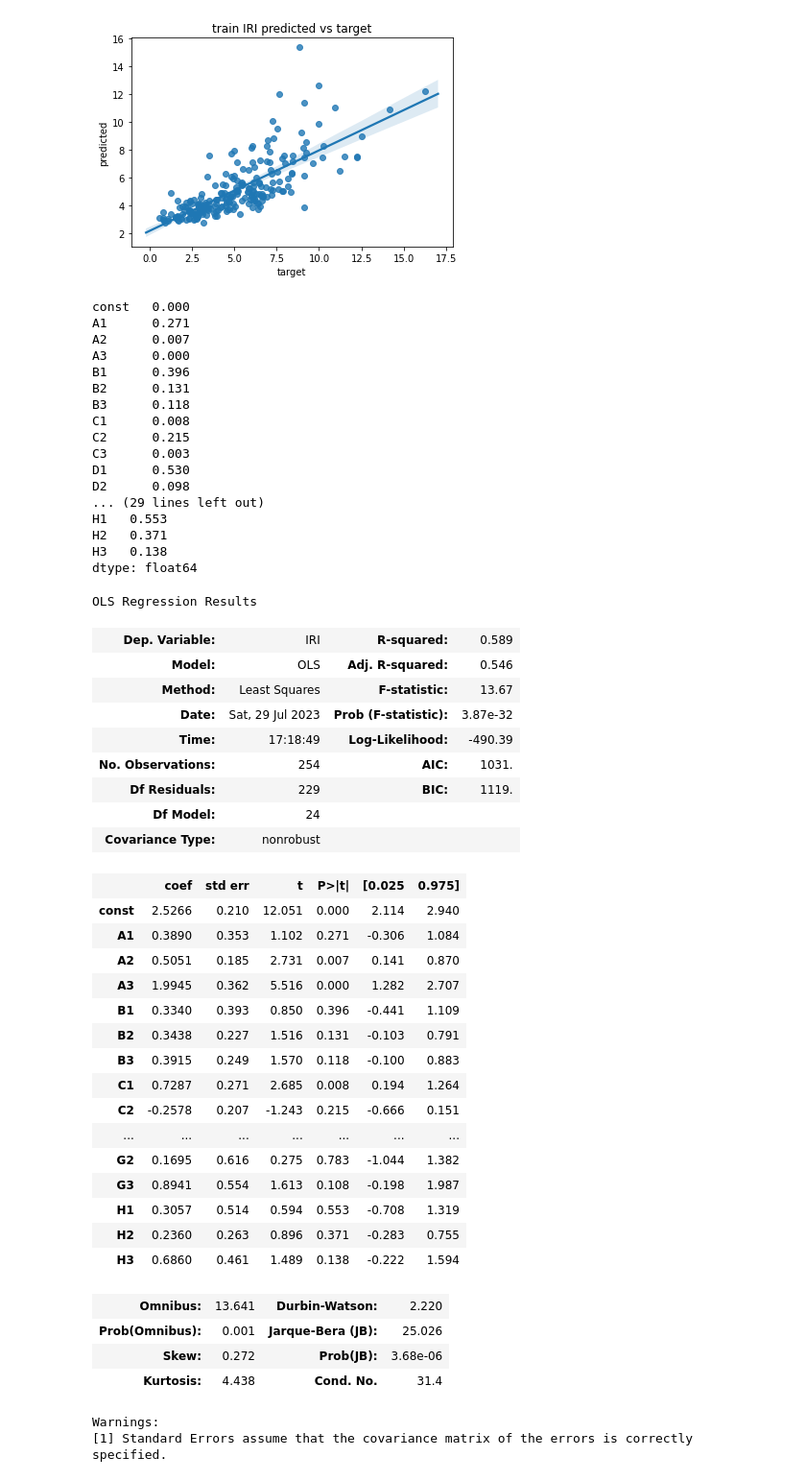
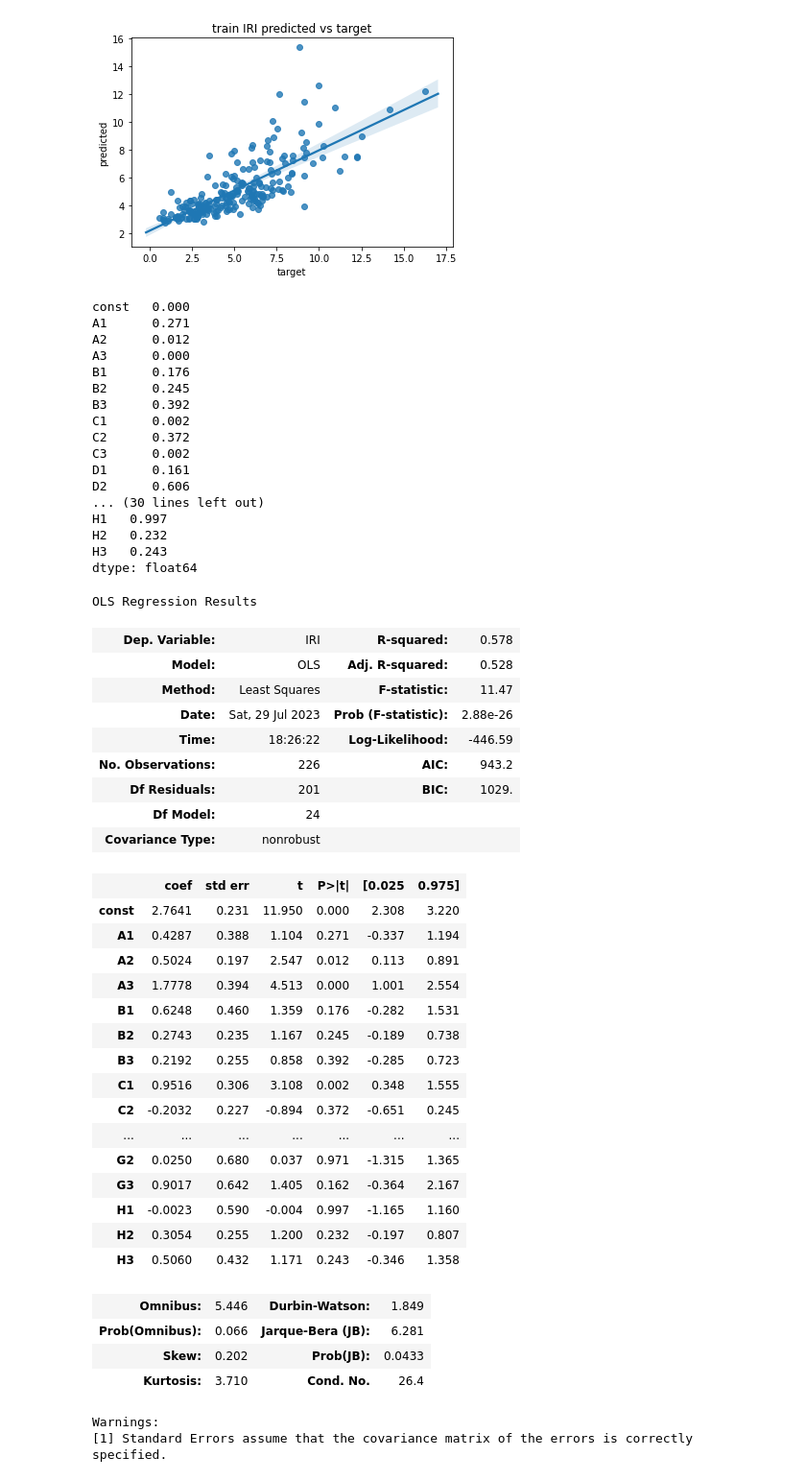
Before and after one commit to nishanKhanal/pci-prediction, a Jupyter notebook: iri/24/iri_linear.ipynb, the cells around one changed output. Shown at 96% size. Drawn from its saved outputs; the diff is of its cells as text; code cells hidden in the pictures.

```diff
--- a/iri/24/iri_linear.ipynb
+++ b/iri/24/iri_linear.ipynb
@@ -193,7 +174,7 @@ line: y = 0.5779951106820421 * x + 2.1714392289334477
 import statsmodels.api as sm
 from sklearn.linear_model import LinearRegression
 
-X_train, X_test, y_train, y_test = train_test_split(X,y, train_size=0.9, random_state=33)
+X_train, X_test, y_train, y_test = train_test_split(X,y, train_size=0.8, random_state=16)
 
 # Assuming you have your data stored in X and y
 # X should be a 2-dimensional array (or DataFrame) containing your features
@@ -206,72 +187,72 @@ X_train, X_test, y_train, y_test = train_test_split(X,y, train_size=0.9, random_
 # Add a constant term to the features (intercept) for statsmodels
 X_train_with_constant = sm.add_constant(X_train)
 
 # Fit the linear regression model using statsmodels
 statsmodel = sm.OLS(y_train, X_train_with_constant)
 results = statsmodel.fit()
 
 # Access the p-values for each coefficient
 p_values = results.pvalues
 pd.options.display.float_format = '{:.3f}'.format
 greater_than_01 = p_values[p_values.index[p_values > 0.1]]
 print(p_values)
 print("\n\n p_values greater than 0.01")
 print(greater_than_01)
 count = greater_than_01.count()
 
 # filtered = filter(lambda x: x > 0.1 , p_values)
 # print((pd.Series(filtered)))
 # print(p_values)
 
 results.summary()
 # %% [output]
 const   0.000
 A1      0.271
-A2      0.007
+A2      0.012
 A3      0.000
-B1      0.396
-B2      0.131
-B3      0.118
-C1      0.008
-C2      0.215
-C3      0.003
-D1      0.530
-D2      0.098
-... (29 lines left out)
-H1   0.553
-H2   0.371
-H3   0.138
+B1      0.176
+B2      0.245
+B3      0.392
+C1      0.002
+C2      0.372
+C3      0.002
+D1      0.161
+D2      0.606
+... (30 lines left out)
+H1   0.997
+H2   0.232
+H3   0.243
 dtype: float64
 OLS Regression Results
-| Dep. Variable: | IRI | R-squared: | 0.589 |
-| Model: | OLS | Adj. R-squared: | 0.546 |
-| Method: | Least Squares | F-statistic: | 13.67 |
-| Date: | Sat, 29 Jul 2023 | Prob (F-statistic): | 3.87e-32 |
-| Time: | 17:18:49 | Log-Likelihood: | -490.39 |
-| No. Observations: | 254 | AIC: | 1031. |
-| Df Residuals: | 229 | BIC: | 1119. |
+| Dep. Variable: | IRI | R-squared: | 0.578 |
+| Model: | OLS | Adj. R-squared: | 0.528 |
+| Method: | Least Squares | F-statistic: | 11.47 |
+| Date: | Sat, 29 Jul 2023 | Prob (F-statistic): | 2.88e-26 |
+| Time: | 18:26:22 | Log-Likelihood: | -446.59 |
+| No. Observations: | 226 | AIC: | 943.2 |
+| Df Residuals: | 201 | BIC: | 1029. |
 | Df Model: | 24 |  |  |
 | Covariance Type: | nonrobust |  |  |
 |  | coef | std err | t | P>|t| | [0.025 | 0.975] |
-| const | 2.5266 | 0.210 | 12.051 | 0.000 | 2.114 | 2.940 |
-| A1 | 0.3890 | 0.353 | 1.102 | 0.271 | -0.306 | 1.084 |
-| A2 | 0.5051 | 0.185 | 2.731 | 0.007 | 0.141 | 0.870 |
-| A3 | 1.9945 | 0.362 | 5.516 | 0.000 | 1.282 | 2.707 |
-| B1 | 0.3340 | 0.393 | 0.850 | 0.396 | -0.441 | 1.109 |
-| B2 | 0.3438 | 0.227 | 1.516 | 0.131 | -0.103 | 0.791 |
-| B3 | 0.3915 | 0.249 | 1.570 | 0.118 | -0.100 | 0.883 |
-| C1 | 0.7287 | 0.271 | 2.685 | 0.008 | 0.194 | 1.264 |
-| C2 | -0.2578 | 0.207 | -1.243 | 0.215 | -0.666 | 0.151 |
+| const | 2.7641 | 0.231 | 11.950 | 0.000 | 2.308 | 3.220 |
+| A1 | 0.4287 | 0.388 | 1.104 | 0.271 | -0.337 | 1.194 |
+| A2 | 0.5024 | 0.197 | 2.547 | 0.012 | 0.113 | 0.891 |
+| A3 | 1.7778 | 0.394 | 4.513 | 0.000 | 1.001 | 2.554 |
+| B1 | 0.6248 | 0.460 | 1.359 | 0.176 | -0.282 | 1.531 |
+| B2 | 0.2743 | 0.235 | 1.167 | 0.245 | -0.189 | 0.738 |
+| B3 | 0.2192 | 0.255 | 0.858 | 0.392 | -0.285 | 0.723 |
+| C1 | 0.9516 | 0.306 | 3.108 | 0.002 | 0.348 | 1.555 |
+| C2 | -0.2032 | 0.227 | -0.894 | 0.372 | -0.651 | 0.245 |
 | ... | ... | ... | ... | ... | ... | ... |
-| G2 | 0.1695 | 0.616 | 0.275 | 0.783 | -1.044 | 1.382 |
-| G3 | 0.8941 | 0.554 | 1.613 | 0.108 | -0.198 | 1.987 |
-| H1 | 0.3057 | 0.514 | 0.594 | 0.553 | -0.708 | 1.319 |
-| H2 | 0.2360 | 0.263 | 0.896 | 0.371 | -0.283 | 0.755 |
-| H3 | 0.6860 | 0.461 | 1.489 | 0.138 | -0.222 | 1.594 |
+| G2 | 0.0250 | 0.680 | 0.037 | 0.971 | -1.315 | 1.365 |
+| G3 | 0.9017 | 0.642 | 1.405 | 0.162 | -0.364 | 2.167 |
+| H1 | -0.0023 | 0.590 | -0.004 | 0.997 | -1.165 | 1.160 |
+| H2 | 0.3054 | 0.255 | 1.200 | 0.232 | -0.197 | 0.807 |
+| H3 | 0.5060 | 0.432 | 1.171 | 0.243 | -0.346 | 1.358 |
-| Omnibus: | 13.641 | Durbin-Watson: | 2.220 |
-| Prob(Omnibus): | 0.001 | Jarque-Bera (JB): | 25.026 |
-| Skew: | 0.272 | Prob(JB): | 3.68e-06 |
-| Kurtosis: | 4.438 | Cond. No. | 31.4 |
+| Omnibus: | 5.446 | Durbin-Watson: | 1.849 |
+| Prob(Omnibus): | 0.066 | Jarque-Bera (JB): | 6.281 |
+| Skew: | 0.202 | Prob(JB): | 0.0433 |
+| Kurtosis: | 3.710 | Cond. No. | 26.4 |
 Warnings:
 [1] Standard Errors assume that the covariance matrix of the errors is correctly specified.
 # %%
```
Also changed, not shown: parts of 3 cells of this notebook, 1 other file.
